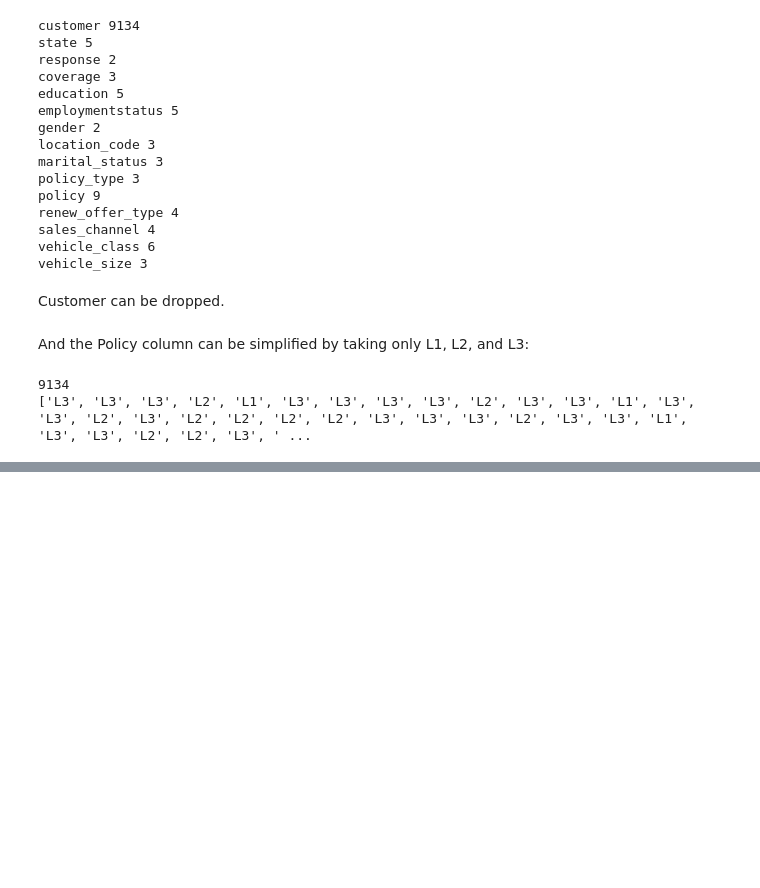
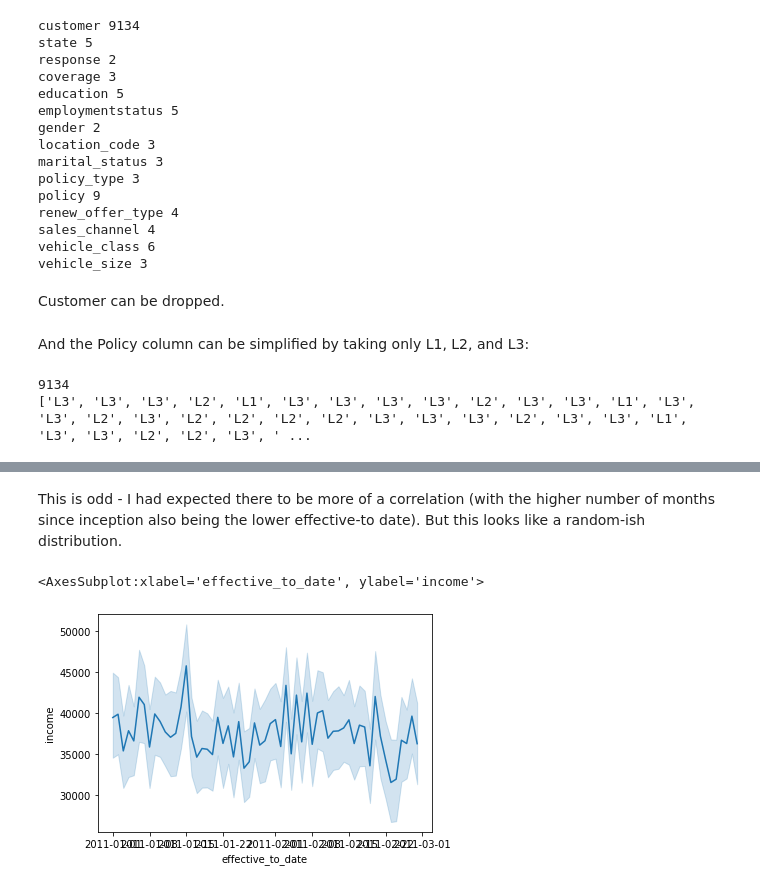
Before and after one commit to rjpeters/week4, a Jupyter notebook: Lab_numeric.ipynb, the cells around one changed output, grey strips where cells are left out. Cells and saved outputs as stored; diff of their text form; code cells hidden in the pictures; blank space fills up the shorter version.

```diff
--- a/Lab_numeric.ipynb
+++ b/Lab_numeric.ipynb
@@ -693,0 +775,7 @@ categorical_df.head(60)
+# %% [markdown]
+This is odd - I had expected there to be more of a correlation (with the higher number of months since inception also being the lower effective-to date). But this looks like a random-ish distribution.
+# %%
+sns.lineplot(x = customer_df['effective_to_date'], y = customer_df['income'])
+# %% [output]
+<AxesSubplot:xlabel='effective_to_date', ylabel='income'>
+[figure, added]
```
Also changed, not shown: parts of 78 cells of this notebook, 2 other files.
